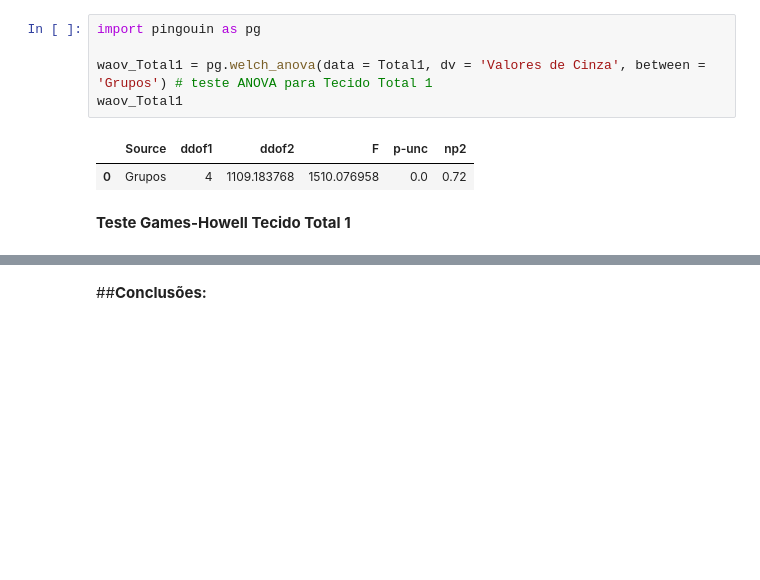
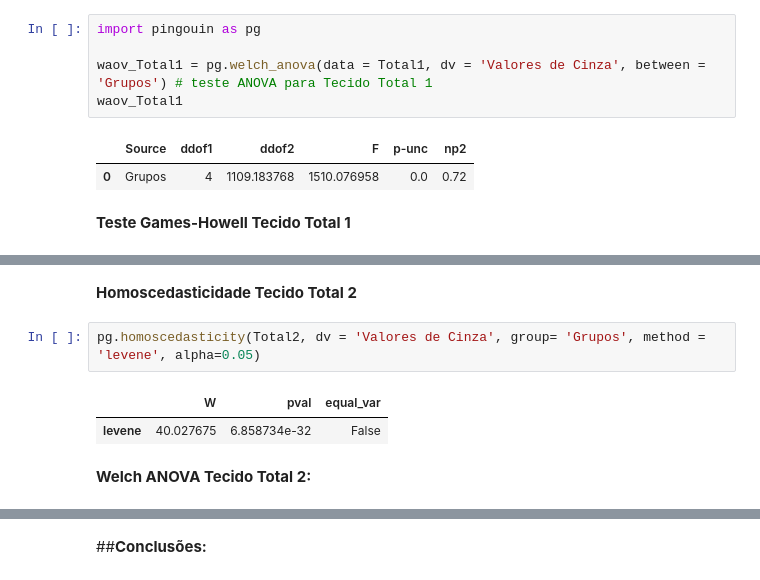
Before and after one commit to brdacunha/BECN, a Jupyter notebook: Valores_de_Cinza_BECN.ipynb, the cells around one changed output, grey strips where cells are left out. Saved outputs shown, nothing was run; the diff lists cells and outputs as text; blank space fills up the shorter version.

```diff
--- a/Valores_de_Cinza_BECN.ipynb
+++ b/Valores_de_Cinza_BECN.ipynb
@@ -151,0 +87,9 @@ plt.show()
+# %% [markdown]
+**Homoscedasticidade Tecido Total 2**
+# %%
+pg.homoscedasticity(Total2, dv = 'Valores de Cinza', group= 'Grupos', method = 'levene', alpha=0.05)
+# %% [output]
+|  | W | pval | equal_var |
+| levene | 40.027675 | 6.858734e-32 | False |
+# %% [markdown]
+**Welch ANOVA Tecido Total 2:**
```
Also changed, not shown: parts of 19 cells of this notebook.
